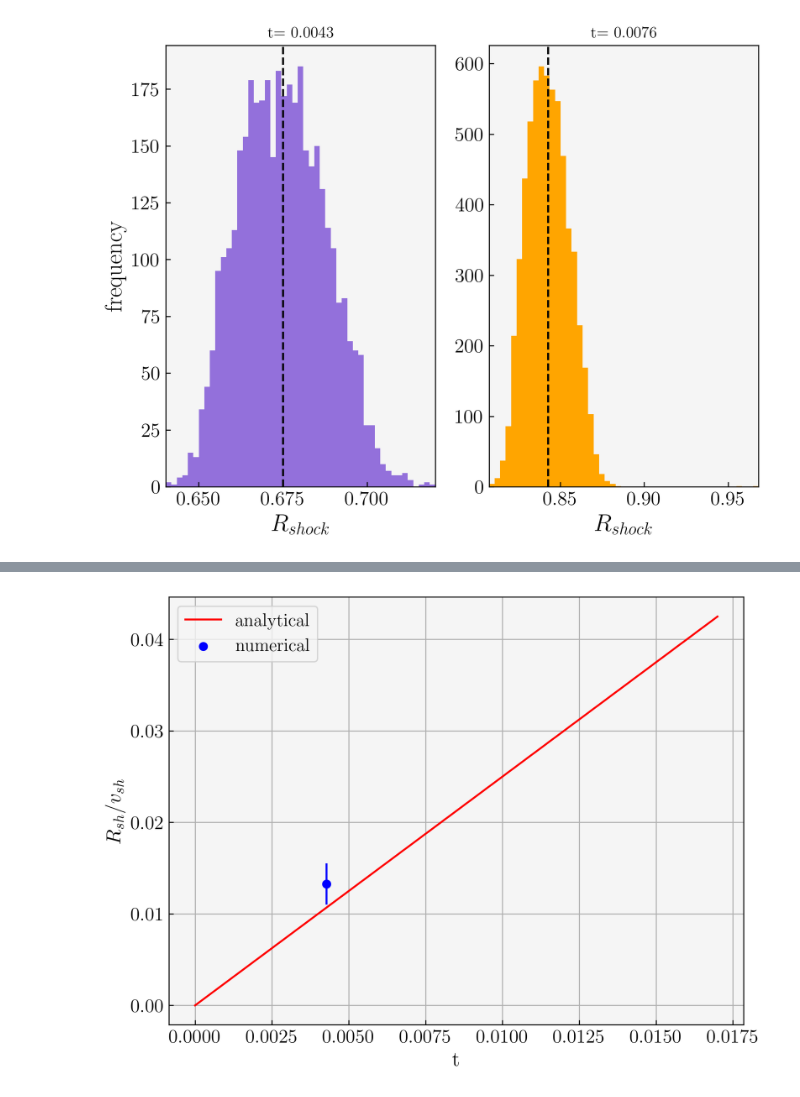
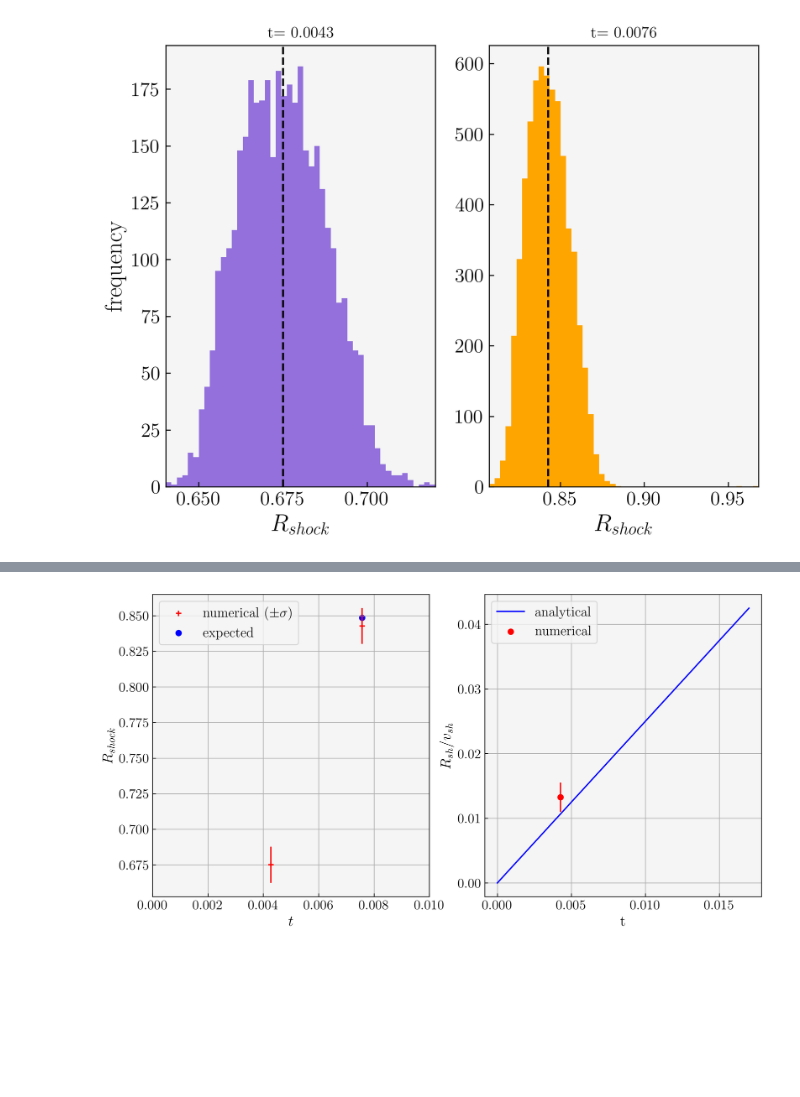
Before and after one commit to rich-tde/tde_wind, a Jupyter notebook: analyticcomp.ipynb, the cells around one changed output, grey strips where cells are left out. Saved outputs shown, nothing was run; the diff lists cells and outputs as text; code cells hidden in the pictures; blank space fills up the shorter version.

```diff
--- a/analyticcomp.ipynb
+++ b/analyticcomp.ipynb
@@ -116,14 +146,25 @@ error_ratio = relerr_ratio * ratiomiddle
 # Analytic solution for r/v
 time = np.arange(0, tfinal+0.01, 0.001)
 analytic_rv = analytic_sol(time)
-# %%
-plt.plot(time, analytic_rv, color = 'r', label = 'analytical')
-plt.scatter(tmiddle, ratiomiddle, c = 'b', label = 'numerical')
-plt.errorbar(tmiddle, ratiomiddle, yerr = error_ratio, c = 'b')
-plt.xlabel('t', fontsize = 16)
-plt.ylabel(r'$R_{sh}/v_{sh}$', fontsize = 16)
-plt.legend(fontsize = 14)
-plt.grid()
-plt.savefig('Figs/rv_analyt.png')
-# %% [output]
-[figure, removed]
+# %%
+fig, ax = plt.subplots(1,2, figsize = (12,6))
+ax[0].scatter([t100, tfinal], [R100, Rfinal], marker = '+', c = 'r', label = r'numerical ($\pm\sigma$)')
+ax[0].errorbar([t100, tfinal], [R100, Rfinal], yerr = [errorR100,errorRfinal], c = 'r', fmt ='+') #
+ax[0].scatter(tfinal, rfinal_expected,  c = 'b', label = 'expected')
+ax[0].set_xlim(0,0.01)
+ax[0].set_xlabel(r'$t$', fontsize = 16)
+ax[0].set_ylabel(r'$R_{shock}$', fontsize = 16)
+ax[0].legend(fontsize = 15)
+ax[0].grid()
+
+ax[1].plot(time, analytic_rv, color = 'b', label = 'analytical')
+ax[1].scatter(tmiddle, ratiomiddle, c = 'r', label = 'numerical')
+ax[1].errorbar(tmiddle, ratiomiddle, yerr = error_ratio, c = 'r')
+ax[1].set_xlabel('t', fontsize = 16)
+ax[1].set_ylabel(r'$R_{sh}/v_{sh}$', fontsize = 16)
+ax[1].legend(fontsize = 15)
+ax[1].grid()
+
+plt.savefig('Figs/r_analyt.png')
+# %% [output]
+[figure, added]
```
Also changed, not shown: parts of 19 cells of this notebook, 18 other files.
